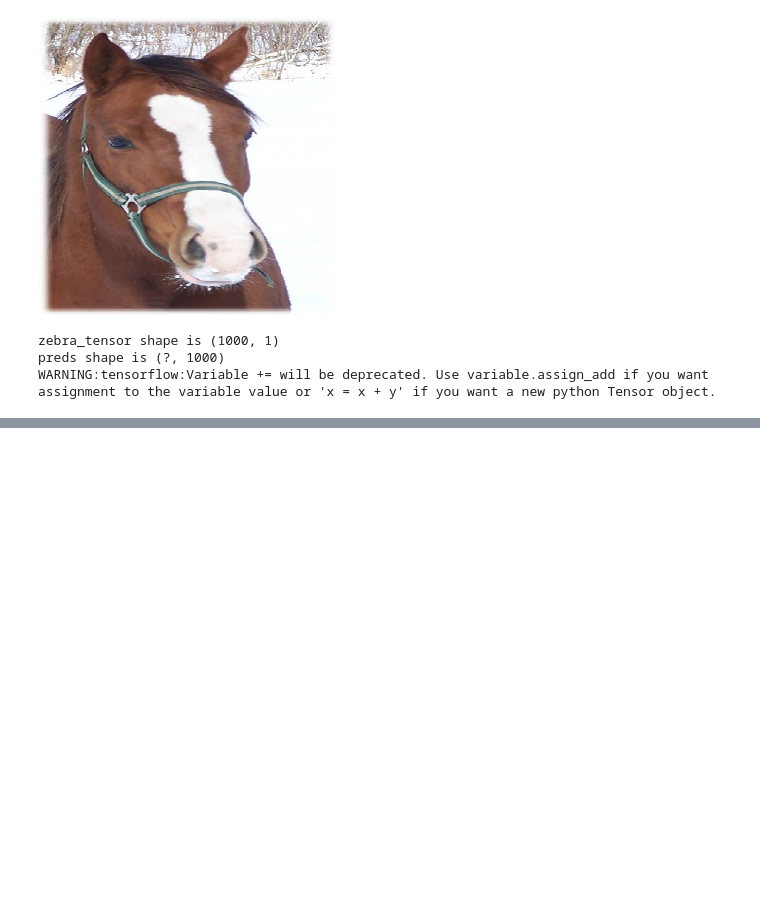
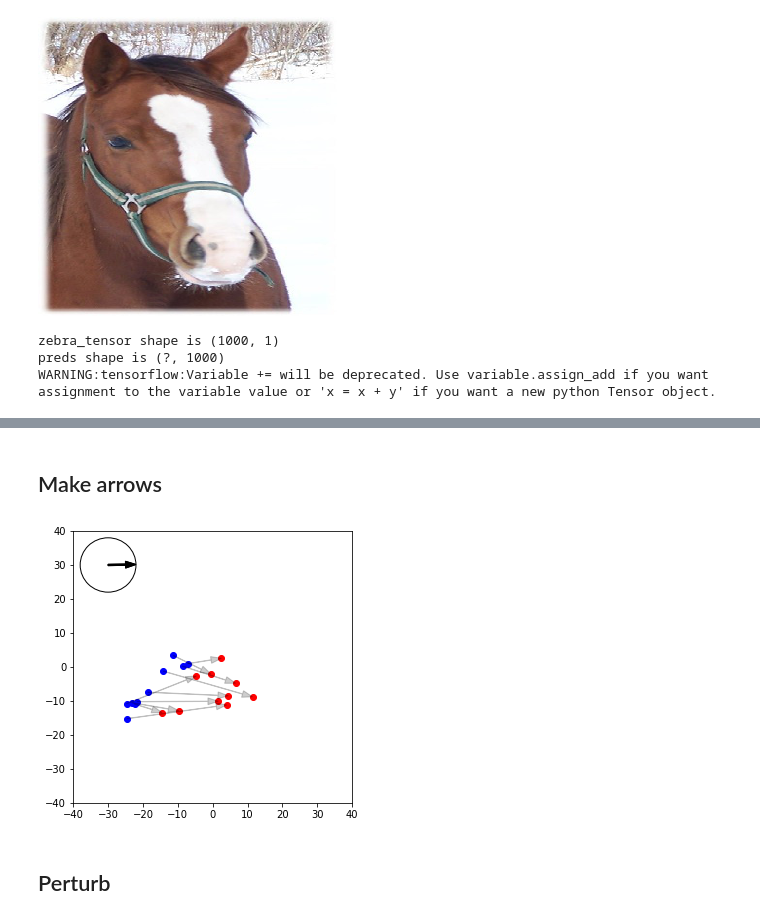
Before and after one commit to tyler-martin-12/tcav_on_azure, a Jupyter notebook: optimal_cav.ipynb, the cells around one changed output, grey strips where cells are left out. Saved outputs shown, nothing was run; the diff lists cells and outputs as text; code cells hidden in the pictures; blank space fills up the shorter version.

```diff
--- a/optimal_cav.ipynb
+++ b/optimal_cav.ipynb
@@ -178,0 +216,2 @@ preds = sess.run(endpoints_v3['prediction'], {endpoints_v3['input']: img})
+# %%
+this_cav = cav_dict['mixed9']
@@ -178,0 +220,2 @@ preds = sess.run(endpoints_v3['prediction'], {endpoints_v3['input']: img})
+# %%
+pca_components = pickle.load(open('pca/pca_components_mixed9.pkl', 'rb'))
@@ -178,0 +277,9 @@ preds = sess.run(endpoints_v3['prediction'], {endpoints_v3['input']: img})
+# %%
+acts_array = np.zeros((len(acts_list),131072))
+for i,acts in enumerate(acts_list):
+    if i != 0:
+        acts_array[i] = acts[0].reshape(-1)
+x_list = np.dot(pca_components, acts_array.T)
+# %%
+x_orig = np.dot(pca_components, acts_orig_array.T)
+x_new = np.dot(pca_components, acts_new_array.T)
@@ -178,0 +290,66 @@ preds = sess.run(endpoints_v3['prediction'], {endpoints_v3['input']: img})
+# %% [markdown]
+## Make arrows
+# %%
+fig = plt.figure(figsize=[5,5])
+#plt.scatter(x_list[0], x_list[1], color = 'g')
+
+plt.scatter(x_orig[0], x_orig[1], color = 'b')
+plt.scatter(x_new[0], x_new[1], color = 'r')
+
+ax = plt.gca()
+
+circ = plt.Circle((-30, 30), radius=8, edgecolor='black', facecolor='None')
+ax.add_patch(circ)
+
+cav_pca = np.dot(pca_components, this_cav.T)
+cav_norm = vector_norm(cav_pca)
+cav_norm *= 8
+
+arrow_start = [-30,30]
+my_arrow = plt.arrow(arrow_start[0], arrow_start[1], cav_norm[0], cav_norm[1],width=.4,
+                     length_includes_head=True,head_width=2,fc='k', ec=None)
+ax.add_patch(my_arrow)
+
+#new_CAV = acts_orig - acts_new
+#new_cav_pca = np.dot(pca_components, new_CAV.T)
+#for i in range(new_cav_pca.shape[0]):
+#    new_cav_norm = vector_norm(new_cav_pca[:,i])
+#    new_cav_norm *= 8
+
+
+#circ_1 = plt.Circle((0, 30), radius=8, edgecolor='black', facecolor='None')
+#ax.add_patch(circ_1)
+
+#arrow_start = [0,30]
+
+
+for i in range(x_orig.shape[1]):
+    arrow_start = x_orig[:,i]
+    dx,dy = x_new[:,i] - x_orig[:,i]
+
+    my_arrow_3 = plt.arrow(arrow_start[0], arrow_start[1], dx, dy,width=.1,length_includes_head=True,head_width=2,fc='k', ec=None,alpha=.1)
+    ax.add_patch(my_arrow_3)
+
+
+#arrow_start = [x1_orig,x2_orig]
+#dx,dy = x1_new - x1_orig,x2_new - x2_orig
+
+
+#my_arrow_1 = plt.arrow(arrow_start[0], arrow_start[1], new_cav_norm[0], new_cav_norm[1],width=.4,
+                     #length_includes_head=True,head_width=2,fc='k', ec=None)
+#my_arrow_2 = plt.arrow(arrow_start[0], arrow_start[1], dx, dy,width=.1,
+                     #length_includes_head=True,head_width=2,fc='k', ec=None)
+#ax.add_patch(my_arrow_2)
+
+
+xlim = plt.xlim([-40,40])
+ylim = plt.ylim([-40,40])
+
+#fig_path = 'figs/jul_9/pca_' + cav_name + '.png'
+
+#path = os.path.join(working_dir,fig_path)
+#plt.savefig(path,dpi=200)
+# %% [output]
+[figure, added]
+# %% [markdown]
+## Perturb
```
Also changed, not shown: parts of 47 cells of this notebook, 13 other files.
